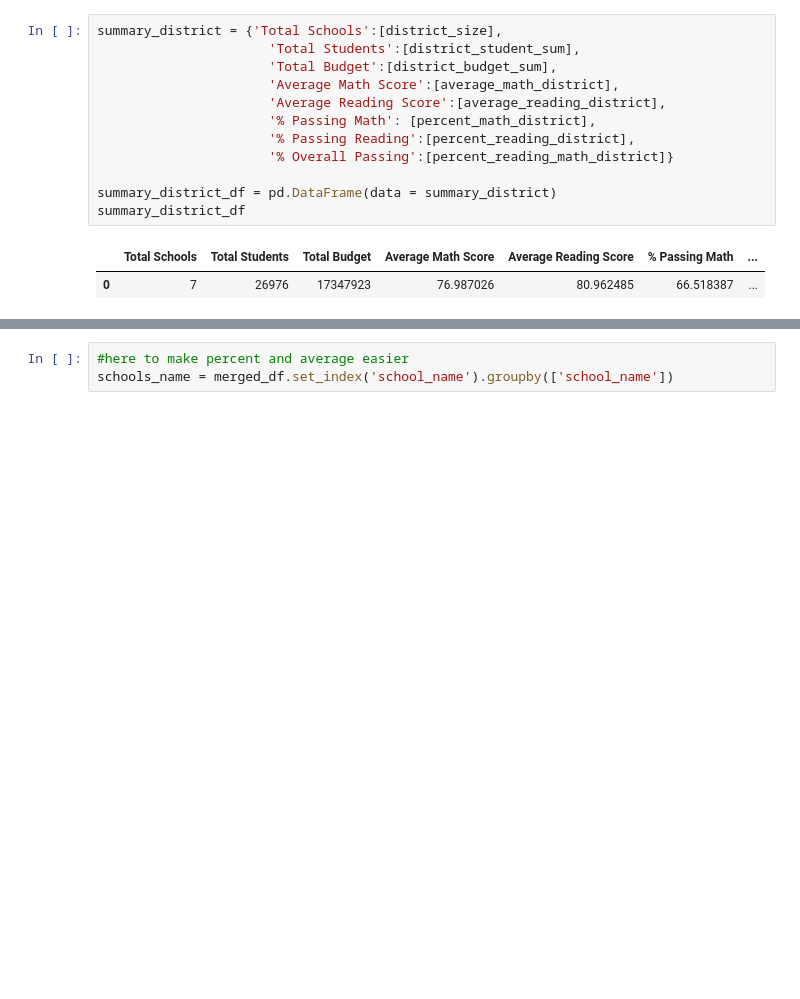
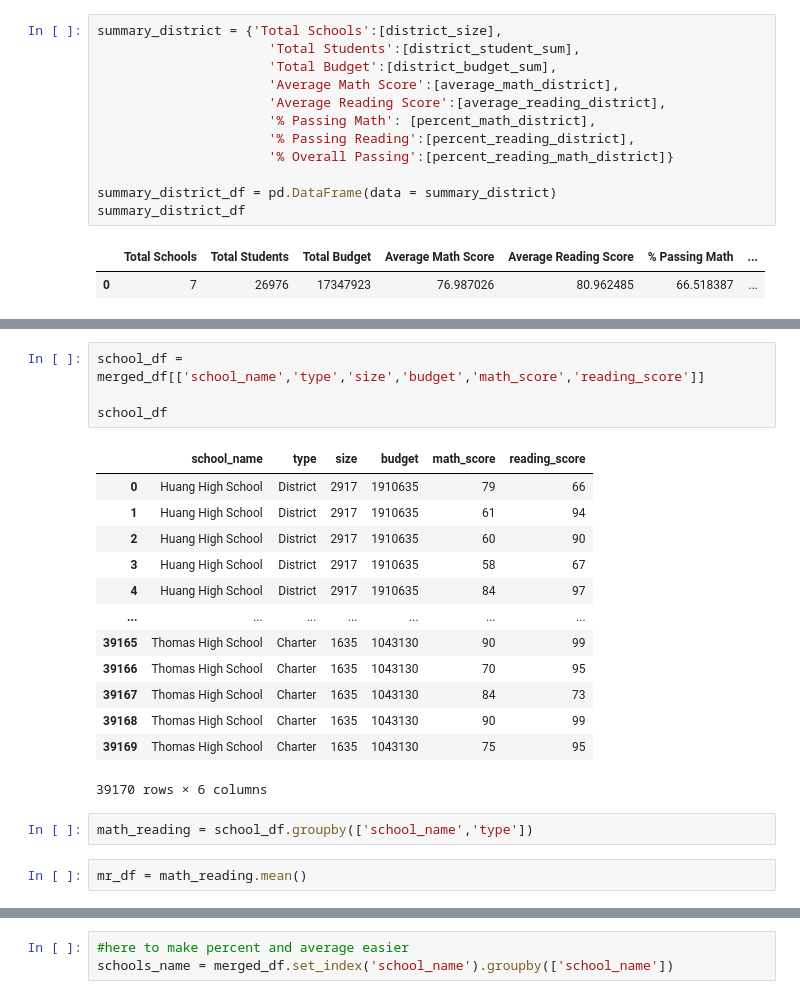
Before and after one commit to spennington1394/pandas-challenge, a Jupyter notebook: PySchool_Main.ipynb, the cells around one changed output, grey strips where cells are left out. Saved outputs shown, nothing was run; the diff lists cells and outputs as text; blank space fills up the shorter version.

```diff
--- a/PySchool_Main.ipynb
+++ b/PySchool_Main.ipynb
@@ -195,0 +178,22 @@ Name: school_name, dtype: int64
+# %%
+school_df = merged_df[['school_name','type','size','budget','math_score','reading_score']]
+
+school_df
+# %% [output]
+|  | school_name | type | size | budget | math_score | reading_score |
+| 0 | Huang High School | District | 2917 | 1910635 | 79 | 66 |
+| 1 | Huang High School | District | 2917 | 1910635 | 61 | 94 |
+| 2 | Huang High School | District | 2917 | 1910635 | 60 | 90 |
+| 3 | Huang High School | District | 2917 | 1910635 | 58 | 67 |
+| 4 | Huang High School | District | 2917 | 1910635 | 84 | 97 |
+| ... | ... | ... | ... | ... | ... | ... |
+| 39165 | Thomas High School | Charter | 1635 | 1043130 | 90 | 99 |
+| 39166 | Thomas High School | Charter | 1635 | 1043130 | 70 | 95 |
+| 39167 | Thomas High School | Charter | 1635 | 1043130 | 84 | 73 |
+| 39168 | Thomas High School | Charter | 1635 | 1043130 | 90 | 99 |
+| 39169 | Thomas High School | Charter | 1635 | 1043130 | 75 | 95 |
+39170 rows × 6 columns
+# %%
+math_reading = school_df.groupby(['school_name','type'])
+# %%
+mr_df = math_reading.mean()
```
Also changed, not shown: parts of 11 cells of this notebook.
